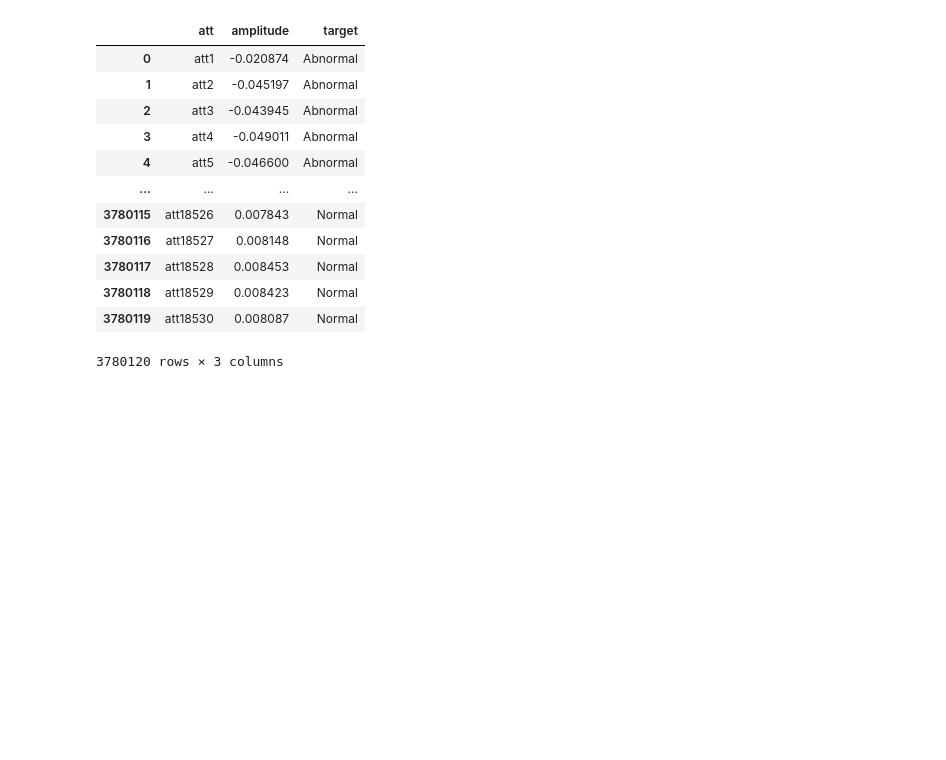
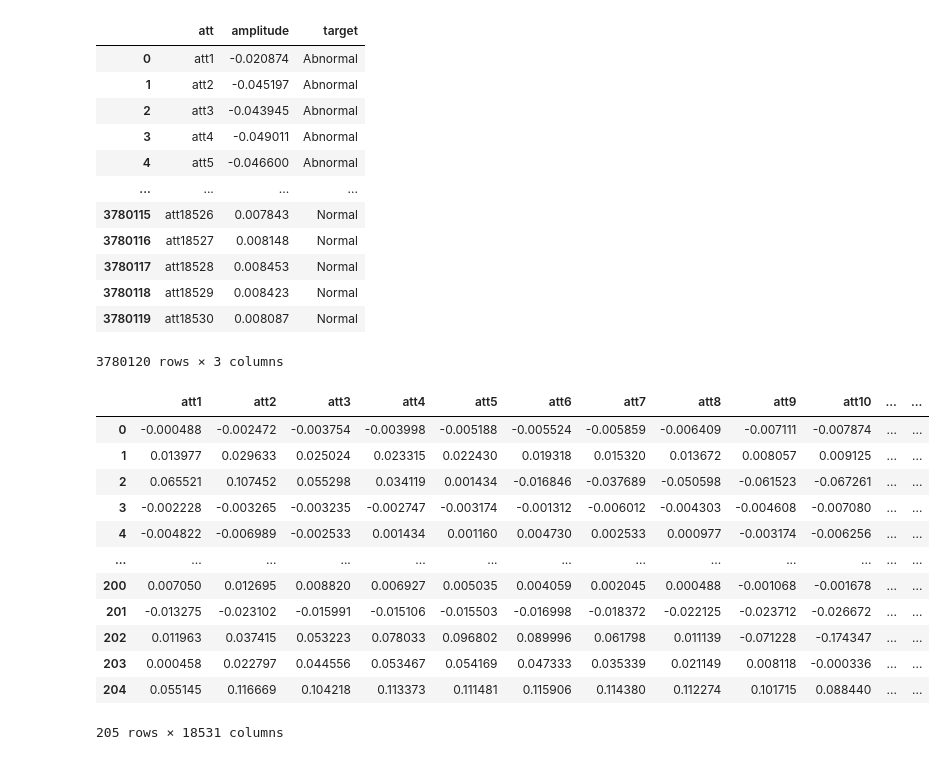
Before and after one commit to muhammadkhalid-03/sta-395-final-project, a Jupyter notebook: src/Heartbeat_Viz.ipynb, the cells around one changed output. Saved outputs shown, nothing was run; the diff lists cells and outputs as text; code cells hidden in the pictures; blank space fills up the shorter version.

```diff
--- a/src/Heartbeat_Viz.ipynb
+++ b/src/Heartbeat_Viz.ipynb
@@ -7,7 +7,7 @@ from scipy.io import arff
 import matplotlib.pyplot as plt
 import numpy as np
 ## Read in data
-arff_file = arff.loadarff('/Users/muhammadkhalid/Desktop/f2025/STA395/project/AbnormalHeartbeat_TRAIN.arff')
+arff_file = arff.loadarff('../data/AbnormalHeartbeat_TRAIN.arff')
 df = pd.DataFrame(arff_file[0])
 df['target'] = df['target'].apply(lambda x: 'Abnormal' if str(x) == "b'Abnormal'" else 'Normal')
 df
@@ -64,3 +64,23 @@ df1
 | 3780118 | att18529 | 0.008423 | Normal |
 | 3780119 | att18530 | 0.008087 | Normal |
 3780120 rows × 3 columns
+# %%
+# see size of train set
+arff_file = arff.loadarff('../data/AbnormalHeartbeat_TEST.arff')
+test = pd.DataFrame(arff_file[0])
+test['target'] = test['target'].apply(lambda x: 'Abnormal' if str(x) == "b'Abnormal'" else 'Normal')
+test
+# %% [output]
+|  | att1 | att2 | att3 | att4 | att5 | att6 | att7 | att8 | att9 | att10 | ... | ... |
+| 0 | -0.000488 | -0.002472 | -0.003754 | -0.003998 | -0.005188 | -0.005524 | -0.005859 | -0.006409 | -0.007111 | -0.007874 | ... | ... |
+| 1 | 0.013977 | 0.029633 | 0.025024 | 0.023315 | 0.022430 | 0.019318 | 0.015320 | 0.013672 | 0.008057 | 0.009125 | ... | ... |
+| 2 | 0.065521 | 0.107452 | 0.055298 | 0.034119 | 0.001434 | -0.016846 | -0.037689 | -0.050598 | -0.061523 | -0.067261 | ... | ... |
+| 3 | -0.002228 | -0.003265 | -0.003235 | -0.002747 | -0.003174 | -0.001312 | -0.006012 | -0.004303 | -0.004608 | -0.007080 | ... | ... |
+| 4 | -0.004822 | -0.006989 | -0.002533 | 0.001434 | 0.001160 | 0.004730 | 0.002533 | 0.000977 | -0.003174 | -0.006256 | ... | ... |
+| ... | ... | ... | ... | ... | ... | ... | ... | ... | ... | ... | ... | ... |
+| 200 | 0.007050 | 0.012695 | 0.008820 | 0.006927 | 0.005035 | 0.004059 | 0.002045 | 0.000488 | -0.001068 | -0.001678 | ... | ... |
+| 201 | -0.013275 | -0.023102 | -0.015991 | -0.015106 | -0.015503 | -0.016998 | -0.018372 | -0.022125 | -0.023712 | -0.026672 | ... | ... |
+| 202 | 0.011963 | 0.037415 | 0.053223 | 0.078033 | 0.096802 | 0.089996 | 0.061798 | 0.011139 | -0.071228 | -0.174347 | ... | ... |
+| 203 | 0.000458 | 0.022797 | 0.044556 | 0.053467 | 0.054169 | 0.047333 | 0.035339 | 0.021149 | 0.008118 | -0.000336 | ... | ... |
+| 204 | 0.055145 | 0.116669 | 0.104218 | 0.113373 | 0.111481 | 0.115906 | 0.114380 | 0.112274 | 0.101715 | 0.088440 | ... | ... |
+205 rows × 18531 columns
```
Also changed, not shown: 2 other files.
